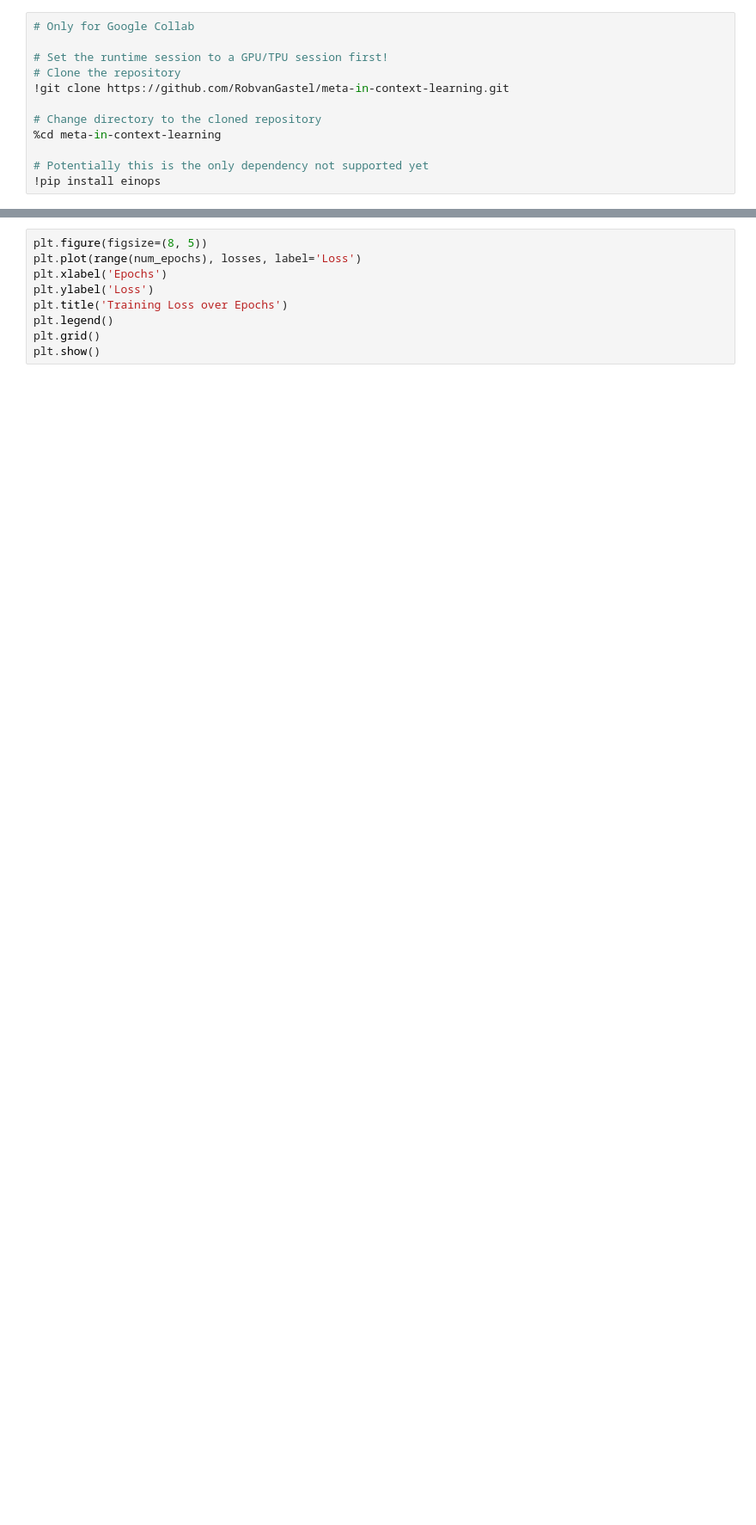
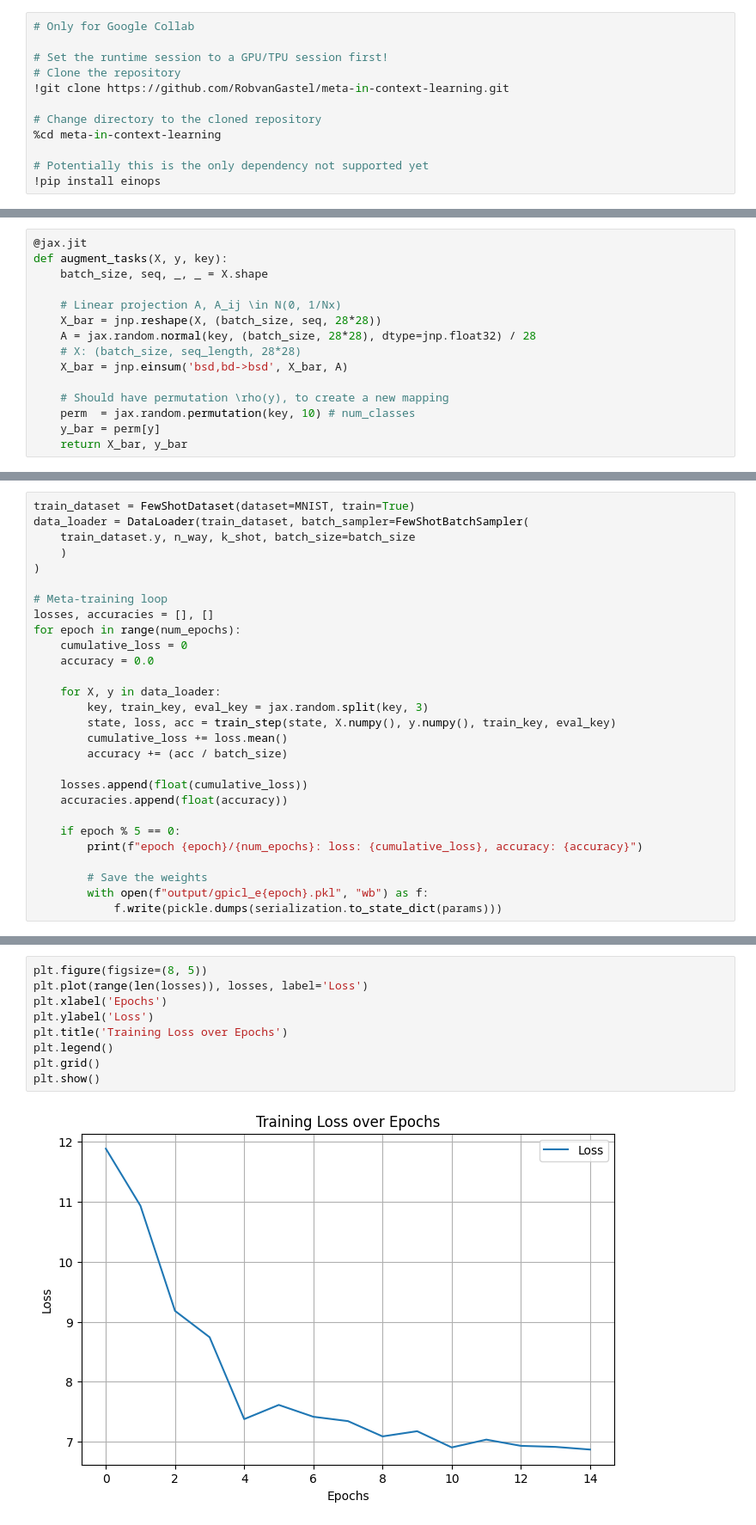
Before and after one commit to RobvanGastel/meta-in-context-learning, a Jupyter notebook: general-purpose in-context learner.ipynb, the cells around one changed output, grey strips where cells are left out. Shown at 86% size. Drawn from its saved outputs; the diff is of its cells as text; blank space fills up the shorter version.

```diff
--- a/general-purpose in-context learner.ipynb
+++ b/general-purpose in-context learner.ipynb
@@ -111,0 +77,15 @@ for epoch in range(num_epochs):
+# %%
+@jax.jit
+def augment_tasks(X, y, key):
+    batch_size, seq, _, _ = X.shape
+
+    # Linear projection A, A_ij \in N(0, 1/Nx)
+    X_bar = jnp.reshape(X, (batch_size, seq, 28*28))
+    A = jax.random.normal(key, (batch_size, 28*28), dtype=jnp.float32) / 28
+    # X: (batch_size, seq_length, 28*28)
+    X_bar = jnp.einsum('bsd,bd->bsd', X_bar, A)
+
+    # Should have permutation \rho(y), to create a new mapping
+    perm  = jax.random.permutation(key, 10) # num_classes
+    y_bar = perm[y]
+    return X_bar, y_bar
@@ -111,0 +119,28 @@ for epoch in range(num_epochs):
+# %%
+train_dataset = FewShotDataset(dataset=MNIST, train=True)
+data_loader = DataLoader(train_dataset, batch_sampler=FewShotBatchSampler(
+    train_dataset.y, n_way, k_shot, batch_size=batch_size
+    )
+)
+
+# Meta-training loop
+losses, accuracies = [], []
+for epoch in range(num_epochs):
+    cumulative_loss = 0
+    accuracy = 0.0
+
+    for X, y in data_loader:
+        key, train_key, eval_key = jax.random.split(key, 3)
+        state, loss, acc = train_step(state, X.numpy(), y.numpy(), train_key, eval_key)
+        cumulative_loss += loss.mean()
+        accuracy += (acc / batch_size)
+
+    losses.append(float(cumulative_loss))
+    accuracies.append(float(accuracy))
+
+    if epoch % 5 == 0:
+        print(f"epoch {epoch}/{num_epochs}: loss: {cumulative_loss}, accuracy: {accuracy}")
+
+        # Save the weights
+        with open(f"output/gpicl_e{epoch}.pkl", "wb") as f:
+            f.write(pickle.dumps(serialization.to_state_dict(params)))
@@ -112,9 +151,11 @@ for epoch in range(num_epochs):
 # %%
 plt.figure(figsize=(8, 5))
-plt.plot(range(num_epochs), losses, label='Loss')
+plt.plot(range(len(losses)), losses, label='Loss')
 plt.xlabel('Epochs')
 plt.ylabel('Loss')
 plt.title('Training Loss over Epochs')
 plt.legend()
 plt.grid()
 plt.show()
+# %% [output]
+[figure, added]
```
Also changed, not shown: parts of 13 cells of this notebook, 2 other files.
